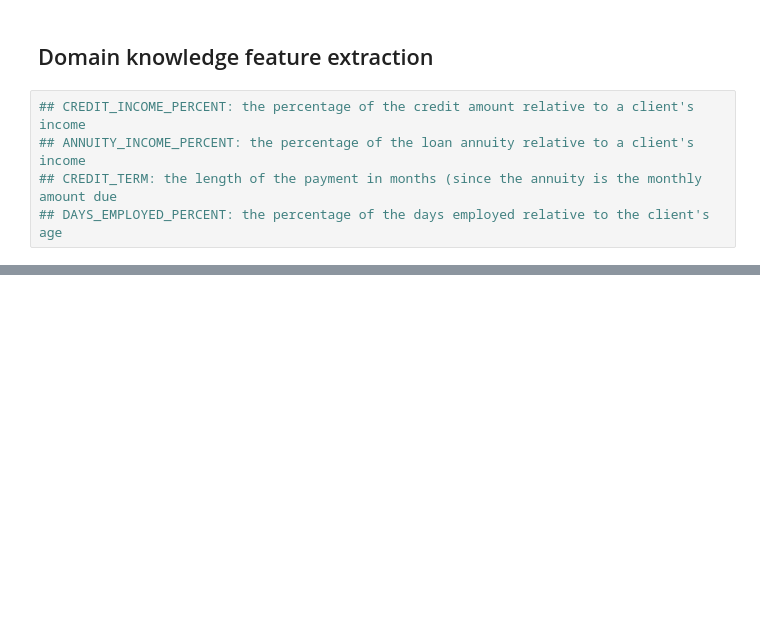
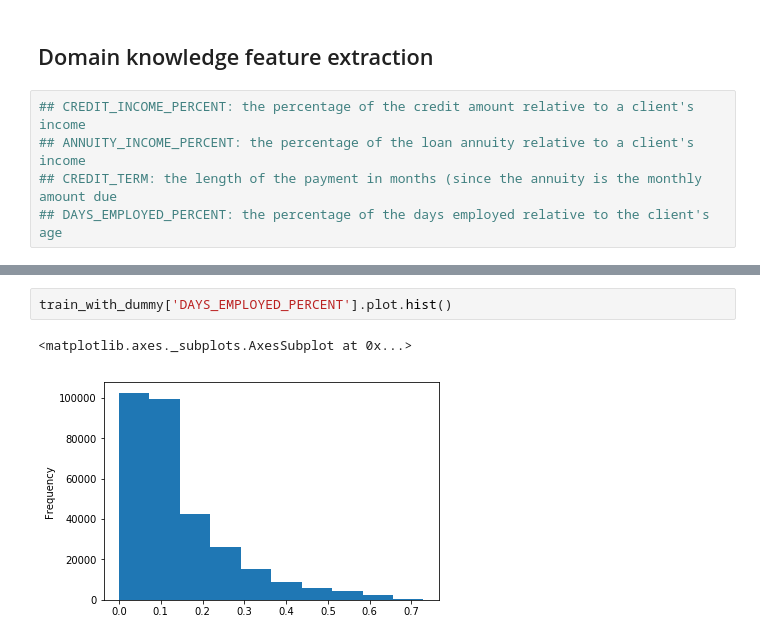
Before and after one commit to cy1355nz/DSGA3001-FinalProject, a Jupyter notebook: leo/draft.ipynb, the cells around one changed output, grey strips where cells are left out. Cells and saved outputs as stored; diff of their text form; blank space fills up the shorter version.

```diff
--- a/leo/draft.ipynb
+++ b/leo/draft.ipynb
@@ -297,0 +334,5 @@ train['CREDIT_INCOME_PERCENT'].plot.hist()
+# %%
+train_with_dummy['DAYS_EMPLOYED_PERCENT'].plot.hist()
+# %% [output]
+<matplotlib.axes._subplots.AxesSubplot at 0x...>
+[figure, added]
```
Also changed, not shown: parts of 23 cells of this notebook.
